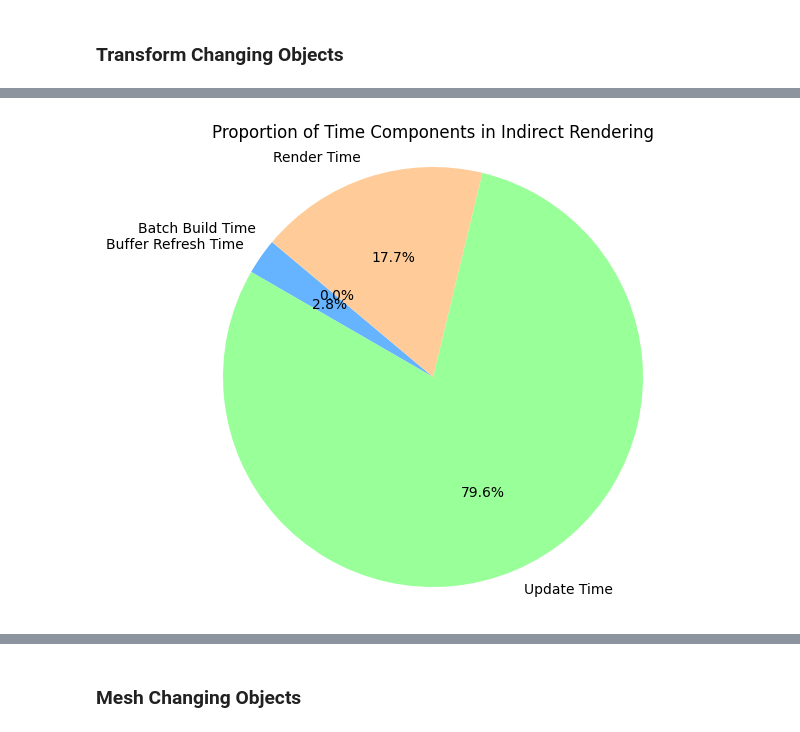
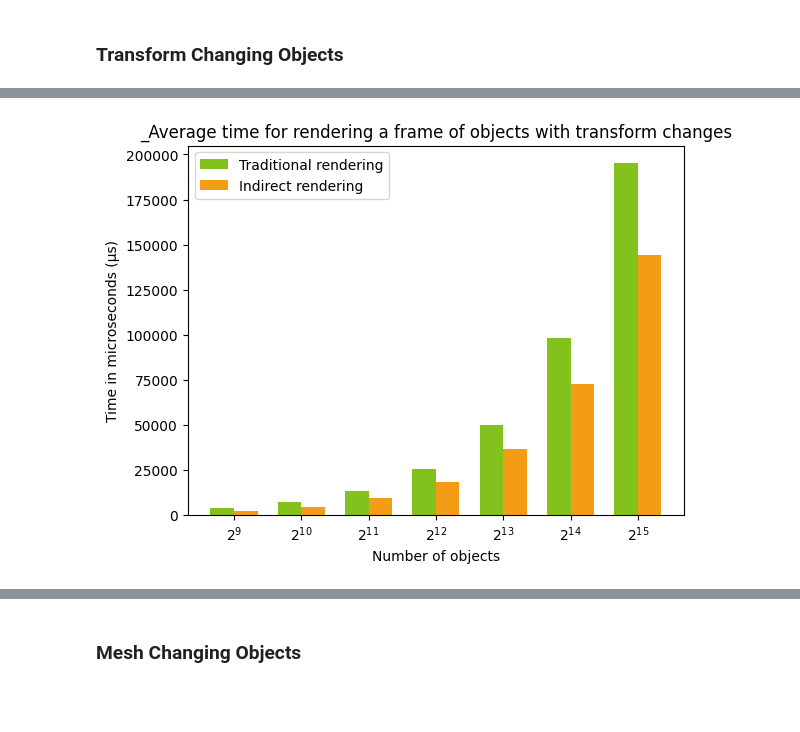
Before and after one commit to Juanxpeke/Lotus-Engine, a Jupyter notebook: experiments/experiments.ipynb, the cells around one changed output, grey strips where cells are left out. Saved outputs shown, nothing was run; the diff lists cells and outputs as text; code cells hidden in the pictures; blank space fills up the shorter version.

```diff
--- a/experiments/experiments.ipynb
+++ b/experiments/experiments.ipynb
@@ -337,45 +363,55 @@ add_sum_column(tr_indirect_avg, "BufferRefreshTime", indirect_buffer_time_column
 add_sum_column(tr_indirect_avg, "FrameTime", indirect_time_columns)
 add_division_denominator_column(tr_indirect_avg, "FPS", 1_000_000, "FrameTime")
 
+tr_number_of_objects = tr_traditional_avg.index.tolist()
+tr_times = [tr_traditional_avg['FrameTime'].tolist(), tr_indirect_avg['FrameTime'].tolist()]
+tr_labels = ["Traditional rendering", "Indirect rendering"]
 
-print(no_indirect_avg["BatchBuildTime"].mean())
+print("Maximum traditional time:", tr_traditional_avg['FrameTime'].max().round(2))
+print("Maximum indirect time:", tr_indirect_avg['FrameTime'].max().round(2))
+print("Speedup:", tr_traditional_avg['FrameTime'].max().round(2) / tr_indirect_avg['FrameTime'].max().round(2))
 
-# Calculate the mean times for the components of indirect rendering
-batch_time = tr_indirect_avg["BatchBuildTime"].mean()
-buffer_time = tr_indirect_avg["BufferRefreshTime"].mean()
-update_time = tr_indirect_avg["UpdateTime"].mean()
-render_time = tr_indirect_avg["IndirectSceneRenderTime"].mean()
+generate_bar_plot(tr_times,
+                  tr_number_of_objects,
+                  tr_labels,
+                  "_Average time for rendering a frame of objects with transform changes",
+                  "Number of objects",
+                  "Time in microseconds (μs)")
 
-labels = ["Batch Build Time", "Buffer Refresh Time", "Update Time", "Render Time"]
-sizes = [batch_time, buffer_time, update_time, render_time]
-colors = ["#ff9999","#66b3ff","#99ff99","#ffcc99"]
+add_sum_column(tr_traditional_avg, "NoUpdateFrameTime", ["TraditionalSceneRenderTime"])
+add_sum_column(tr_indirect_avg, "NoUpdateFrameTime", ["BatchBuildTime", "BufferRefreshTime", "IndirectSceneRenderTime"])
 
-plt.figure(figsize=(8, 6))
-plt.pie(sizes, labels=labels, colors=colors, autopct='%1.1f%%', startangle=140)
-plt.title("Proportion of Time Components in Indirect Rendering")
-plt.axis('equal')  # Equal aspect ratio ensures that pie is drawn as a circle.
-plt.show()
+print("Maximum NU traditional time:", tr_traditional_avg['NoUpdateFrameTime'].max().round(2))
+print("Maximum NU indirect time:", tr_indirect_avg['NoUpdateFrameTime'].max().round(2))
+print("Speedup NU:", tr_traditional_avg['NoUpdateFrameTime'].max().round(2) / tr_indirect_avg['NoUpdateFrameTime'].max().round(2))
 
-generate_line_plot([tr_traditional_avg],
-                   "FrameTime",
-                   ["Traditional rendering"],
-                   "Time per frame by number of objects with traditional rendering",
-                   "Number of objects",
-                   "Time per frame (μs)",
-                   True)
+tr_times = [tr_indirect_avg["BatchBuildTime"].iloc[-1],
+            tr_indirect_avg["IndirectObjectUpdateTime"].iloc[-1],
+            tr_indirect_avg["IndirectMaterialUpdateTime"].iloc[-1],
+            tr_indirect_avg["IndirectIndirectBufferRefreshTime"].iloc[-1],
+            tr_indirect_avg["IndirectObjectBufferRefreshTime"].iloc[-1],
+            tr_indirect_avg["IndirectObjectHandleBufferRefreshTime"].iloc[-1],
+            tr_indirect_avg["IndirectMaterialBufferRefreshTime"].iloc[-1],
+            tr_indirect_avg["IndirectSceneRenderTime"].iloc[-1]]
+tr_labels = ["Batch build time",
+             "Object update time",
+             "Material update time",
+             "Indirect buffer refresh time",
+             "Object buffer refresh time",
+             "Object handle buffer refresh time",
+             "Material buffer refresh time",
+             "Scene render time"]
 
-generate_line_plot([tr_indirect_avg],
-                   "FrameTime",
-                   ["Indirect rendering"],
-                   "Time per frame by number of objects with indirect rendering",
-                   "Number of objects",
-                   "Time per frame (μs)")
+generate_pie_plot(tr_times,
+                  tr_labels,
+                  "_Indirect rendering times by percentage")
 
-generate_line_plot([tr_traditional_avg, tr_indirect_avg],
-                   "FrameTime",
-                   ["Traditional rendering", "Indirect rendering"],
-                   "Time per frame by number of objects",
-                   "Number of objects",
-                   "Time per frame (μs)",
-                   True)
+tr_times = [tr_traditional_avg["TraditionalObjectUpdateTime"].iloc[-1],
+            tr_traditional_avg["TraditionalSceneRenderTime"].iloc[-1]]
+tr_labels = ["Object update time",
+             "Scene render time"]
+
+generate_pie_plot(tr_times,
+                  tr_labels,
+                  "_Traditional rendering times by percentage")
 # %% [output]
@@ -383 +421 @@ generate_line_plot([tr_traditional_avg, tr_indirect_avg],
-[figure, old version]
+[figure, new version]
```
Also changed, not shown: parts of 5 cells of this notebook, 58 other files.
